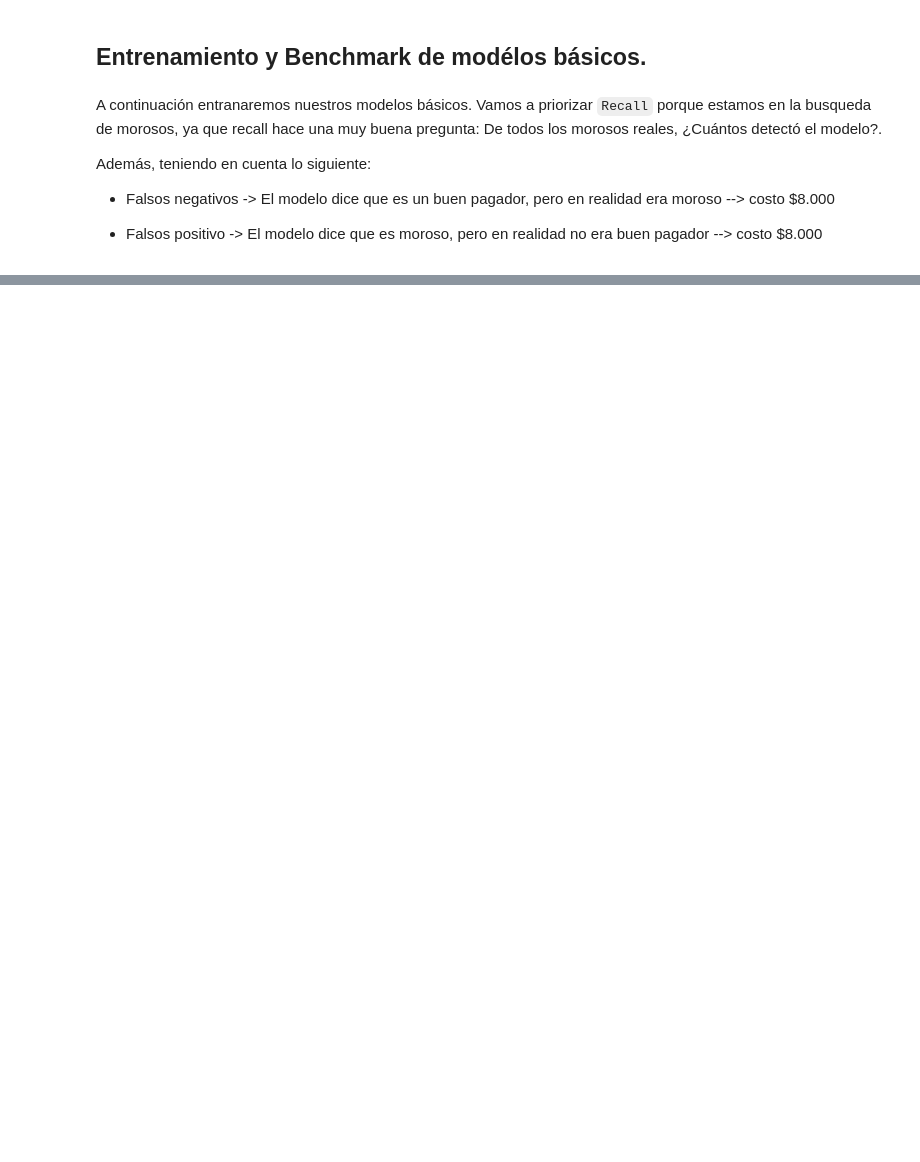
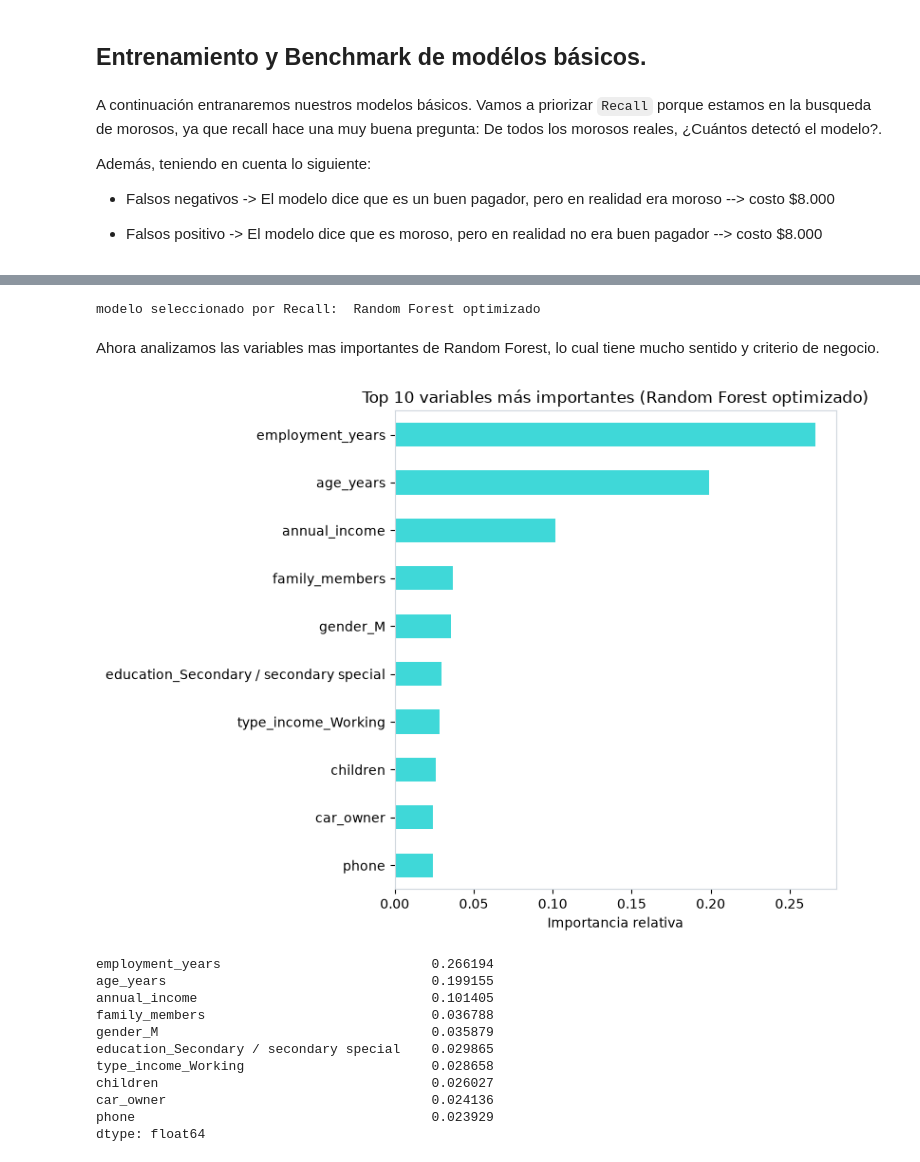
Before and after one commit to antonio-xrp/riesgo_credito, a Jupyter notebook: notebooks/riesgo_credito.ipynb, the cells around one changed output, grey strips where cells are left out. Drawn from its saved outputs; the diff is of its cells as text; code cells hidden in the pictures; blank space fills up the shorter version.

```diff
--- a/notebooks/riesgo_credito.ipynb
+++ b/notebooks/riesgo_credito.ipynb
@@ -1312,0 +1548,34 @@ plt.tight_layout(); plt.show()
+# %%
+random_forest = benchmark.iloc[0]['Modelo']
+print('modelo seleccionado por Recall: ', random_forest)
+rf_modelo = modelos_basicos_opt[random_forest]['modelo']
+rf_proba = modelos_basicos_opt[random_forest]['probs']
+rf_pred = modelos_basicos_opt[random_forest]['preds']
+# %% [output]
+modelo seleccionado por Recall:  Random Forest optimizado
+# %% [markdown]
+Ahora analizamos las variables mas importantes de Random Forest, lo cual tiene mucho sentido y criterio de negocio.
+# %%
+importancias = pd.Series(rf_modelo.feature_importances_, index=X_train.columns).sort_values(ascending=False)
+
+plt.figure(figsize=(8, 6))
+importancias.head(10).sort_values().plot(kind='barh', color='#3FD8D8')
+plt.title(f'Top 10 variables más importantes ({random_forest})')
+plt.xlabel('Importancia relativa')
+plt.tight_layout()
+plt.show()
+
+importancias.head(10)
+# %% [output]
+[figure, added]
+employment_years                           0.266194
+age_years                                  0.199155
+annual_income                              0.101405
+family_members                             0.036788
+gender_M                                   0.035879
+education_Secondary / secondary special    0.029865
+type_income_Working                        0.028658
+children                                   0.026027
+car_owner                                  0.024136
+phone                                      0.023929
+dtype: float64
```
Also changed, not shown: parts of 73 cells of this notebook, 3 other files.
